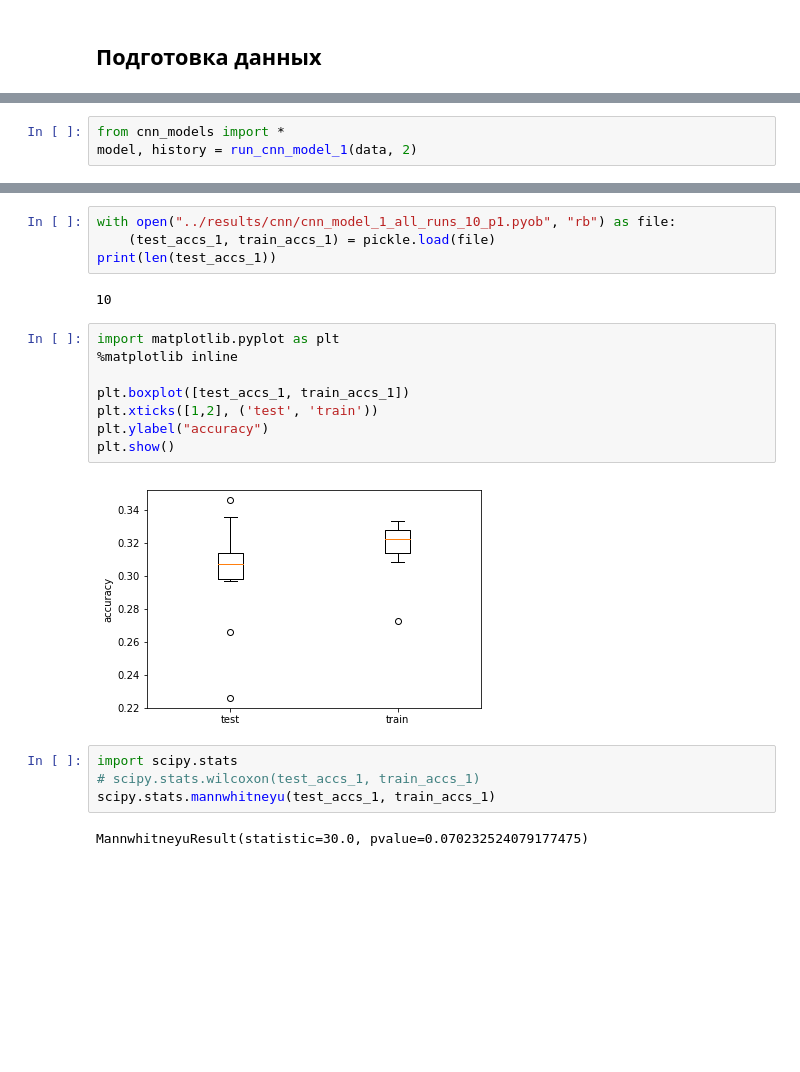
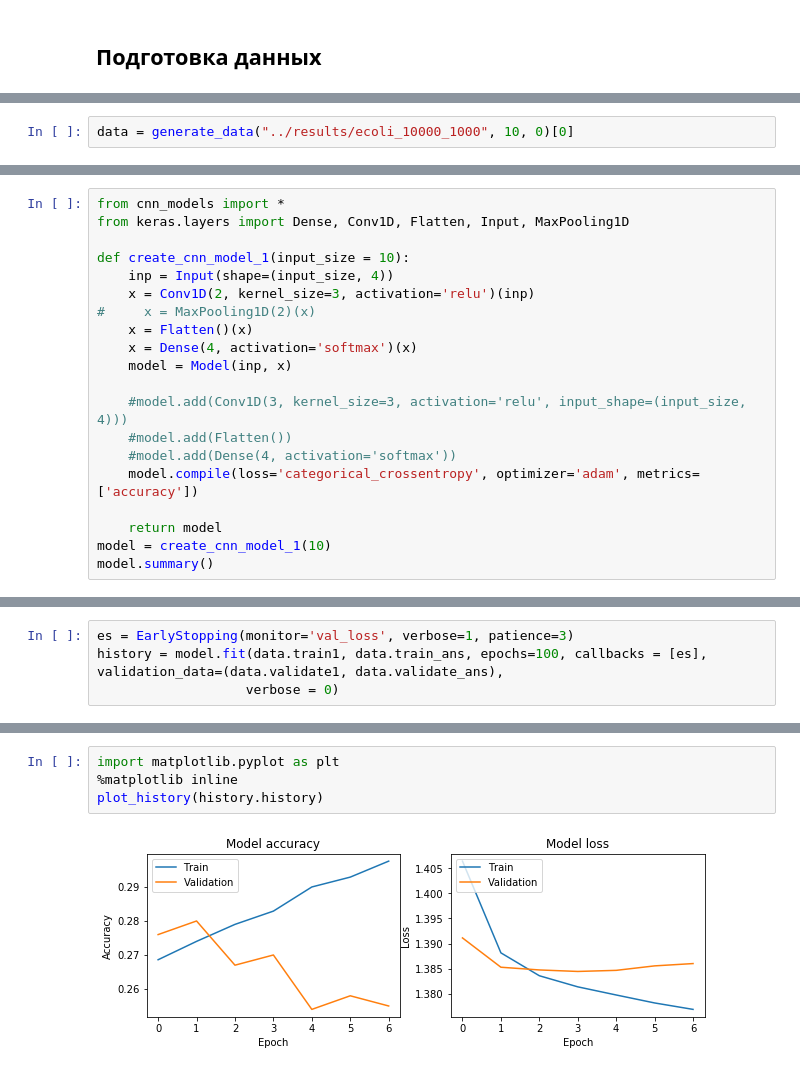
Before and after one commit to litvinanna/neuro_tools, a Jupyter notebook: CNN.ipynb, the cells around one changed output, grey strips where cells are left out. Saved outputs shown, nothing was run; the diff lists cells and outputs as text; blank space fills up the shorter version.

Commit message:
models and runs

```diff
--- a/CNN.ipynb
+++ b/CNN.ipynb
@@ -12,0 +10,2 @@ sess = tf.Session(config=tf.ConfigProto(gpu_options=gpu_options))
+# %%
+data = generate_data("../results/ecoli_10000_1000", 10, 0)[0]
@@ -15,3 +16,0 @@ sess = tf.Session(config=tf.ConfigProto(gpu_options=gpu_options))
-# %%
-from cnn_models import *
-model, history = run_cnn_model_1(data, 2)
@@ -21,0 +17,20 @@ Epoch 1/100
+# %%
+from cnn_models import *
+from keras.layers import Dense, Conv1D, Flatten, Input, MaxPooling1D
+
+def create_cnn_model_1(input_size = 10):
+    inp = Input(shape=(input_size, 4))
+    x = Conv1D(2, kernel_size=3, activation='relu')(inp)
+#     x = MaxPooling1D(2)(x)
+    x = Flatten()(x)
+    x = Dense(4, activation='softmax')(x)
+    model = Model(inp, x)
+
+    #model.add(Conv1D(3, kernel_size=3, activation='relu', input_shape=(input_size, 4)))
+    #model.add(Flatten())
+    #model.add(Dense(4, activation='softmax'))
+    model.compile(loss='categorical_crossentropy', optimizer='adam', metrics=['accuracy'])
+
+    return model
+model = create_cnn_model_1(10)
+model.summary()
@@ -21,0 +53,4 @@ Epoch 1/100
+# %%
+es = EarlyStopping(monitor='val_loss', verbose=1, patience=3)
+history = model.fit(data.train1, data.train_ans, epochs=100, callbacks = [es], validation_data=(data.validate1, data.validate_ans),
+                   verbose = 0)
@@ -50,22 +64,6 @@ plt.show()
-# %%
-with open("../results/cnn/cnn_model_1_all_runs_10_p1.pyob", "rb") as file:
-    (test_accs_1, train_accs_1) = pickle.load(file)
-print(len(test_accs_1))
-# %% [output]
-10
-# %%
-import matplotlib.pyplot as plt
-%matplotlib inline
-
-plt.boxplot([test_accs_1, train_accs_1])
-plt.xticks([1,2], ('test', 'train'))
-plt.ylabel("accuracy")
-plt.show()
-# %% [output]
-[figure, removed]
-# %%
-import scipy.stats
-# scipy.stats.wilcoxon(test_accs_1, train_accs_1)
-scipy.stats.mannwhitneyu(test_accs_1, train_accs_1)
-# %% [output]
-MannwhitneyuResult(statistic=30.0, pvalue=0.070232524079177475)
+# %%
+import matplotlib.pyplot as plt
+%matplotlib inline
+plot_history(history.history)
+# %% [output]
+[figure, added]
```
Also changed, not shown: parts of 28 cells of this notebook, 10 other files.
